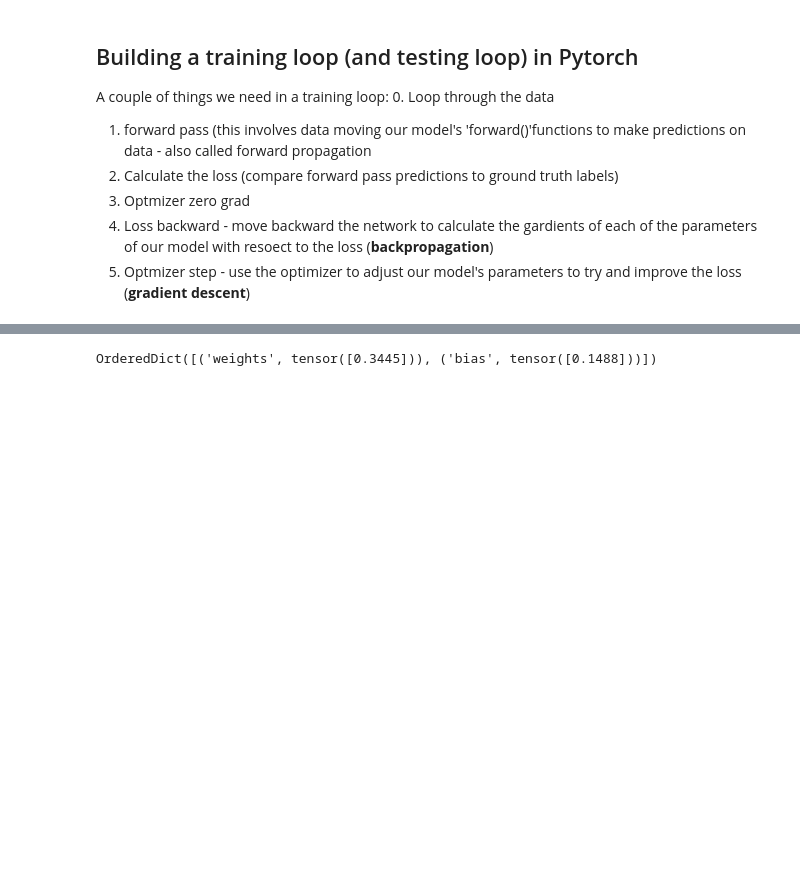
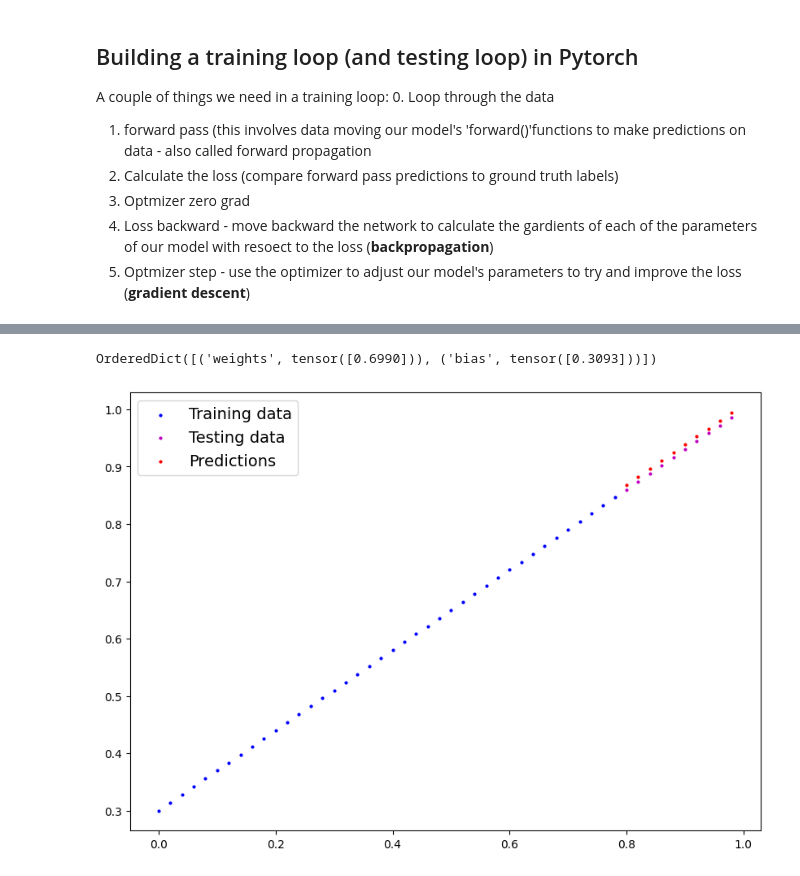
Before and after one commit to mouni001/AI, a Jupyter notebook: pytorch_practice.ipynb, the cells around one changed output, grey strips where cells are left out. Saved outputs shown, nothing was run; the diff lists cells and outputs as text; code cells hidden in the pictures; blank space fills up the shorter version.

```diff
--- a/pytorch_practice.ipynb
+++ b/pytorch_practice.ipynb
@@ -251,7 +251,13 @@ A couple of things we need in a training loop:
 # %%
 torch.manual_seed(42)
 # an epochs is one loop trhough the data...(this is a hyperparamters bcs we've set it ourselves)
-epochs = 1
+epochs = 200
+
+# track differnet values
+train_loss_values = []
+test_loss_values = []
+epoch_count = []
+
 # 0. loop through the data
 for epoch in range(epochs):
   ### Training
@@ -283,5 +289,10 @@ for epoch in range(epochs):
       # 2. Calculate the loss
       test_loss = loss_fn(test_pred, y_test)
 
-    print(f"Epoch: {epoch} | Loss: {loss}")
+    if epochs % 10 == 0:
+      epoch_count.append(epoch)
+      train_loss_values.append(loss)
+      test_loss_values.append(test_loss)
+      print(f"Epoch: {epoch} | Loss: {loss} | Test loss: {test_loss}")
+      print(model_0.state_dict())
 # %% [output]
@@ -289,4 +316,8 @@ Epoch: 0 | Loss: 0.2552763521671295
 # %%
 model_0.state_dict()
 # %% [output]
-OrderedDict([('weights', tensor([0.3445])), ('bias', tensor([0.1488]))])
+OrderedDict([('weights', tensor([0.6990])), ('bias', tensor([0.3093]))])
+# %%
+plot_predictions(predictions = test_pred);
+# %% [output]
+[figure, added]
```
Also changed, not shown: parts of 11 cells of this notebook.
